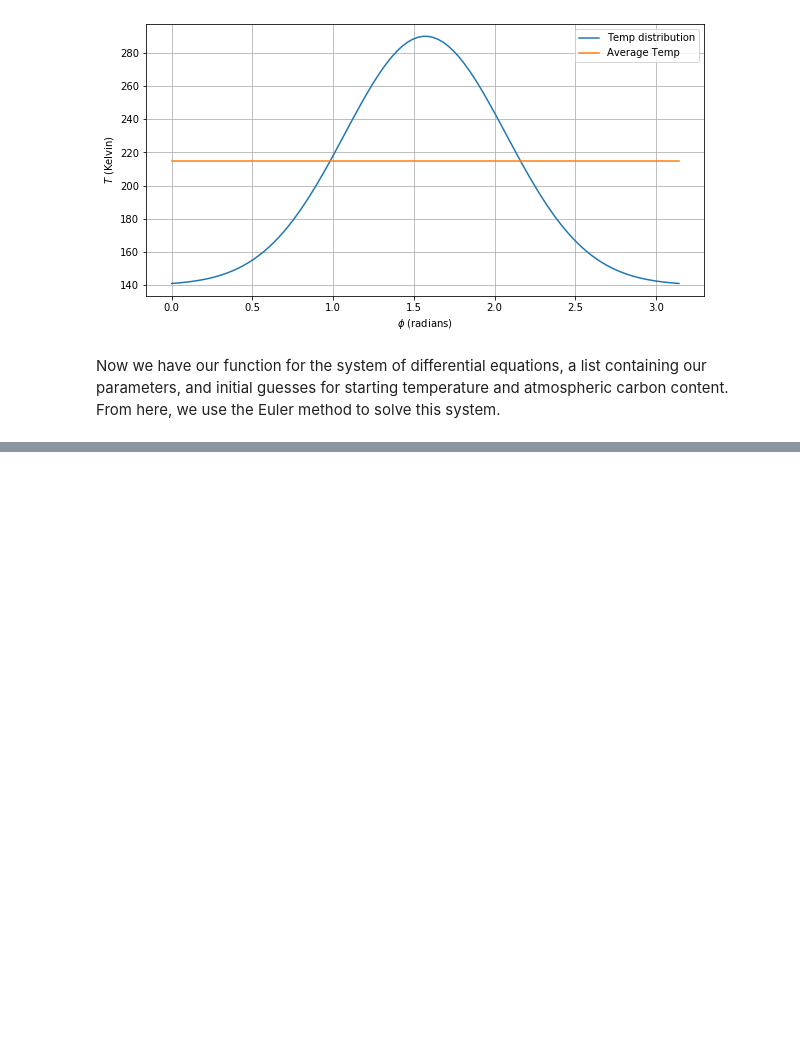
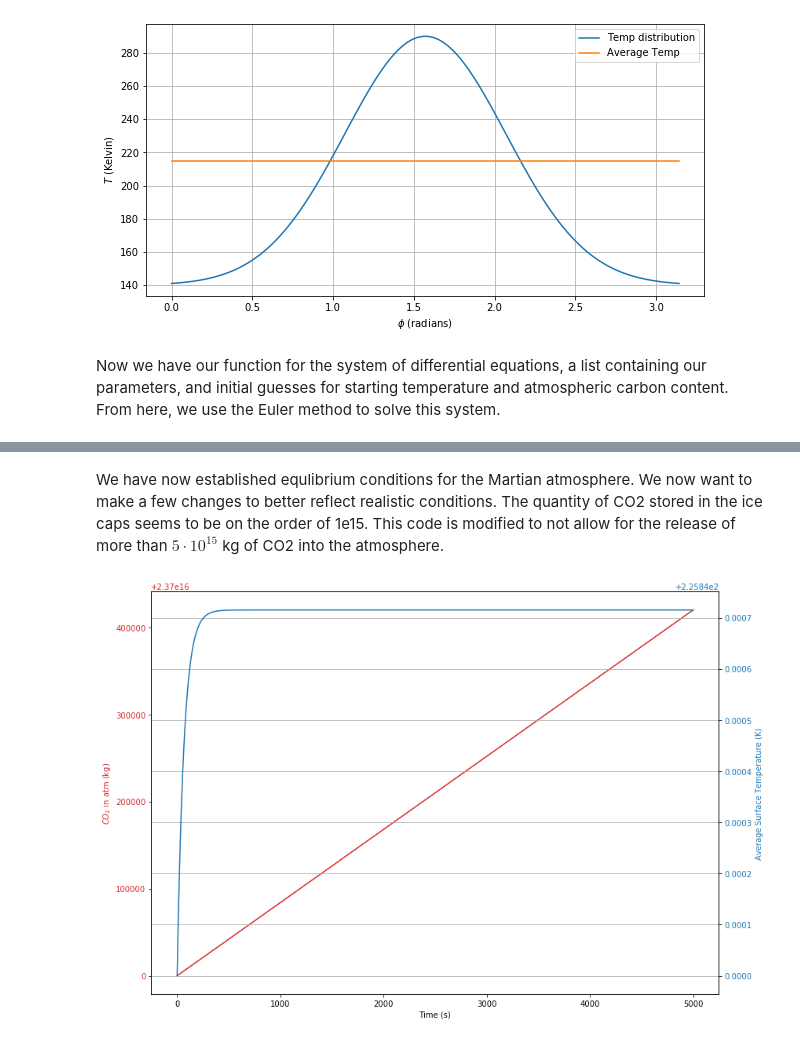
Before and after one commit to morganwb/Mars_Thermal_Project, a Jupyter notebook: Thermal_Notebook.ipynb, the cells around one changed output, grey strips where cells are left out. Cells and saved outputs as stored; diff of their text form; code cells hidden in the pictures; blank space fills up the shorter version.

```diff
--- a/Thermal_Notebook.ipynb
+++ b/Thermal_Notebook.ipynb
@@ -147,0 +152,49 @@ plt.show()
+# %% [markdown]
+We have now established equlibrium conditions for the Martian atmosphere. We now want to make a few changes to better reflect realistic conditions. The quantity of CO2 stored in the ice caps seems to be on the order of 1e15. This code is modified to not allow for the release of more than $5 \cdot 10^{15}$ kg of CO2 into the atmosphere.
+# %%
+C_icecaps = 5e15
+SB_constant = 5.67e-8
+solar_constant = 589
+G = 1
+A = 20
+beta = 100
+T_0 = 225.84
+C_0 = 2.37e16
+t = 0.0
+dt = 1.0
+C = C_0
+T = T_0
+C_list = []
+T_list = []
+for i in range(5000):
+    C_list.append(C)
+    T_list.append(T)
+    dT = (solar_constant + G + (A*np.log(C/C_0)) - 4*(SB_constant*(T**4)))/700
+
+    # limits the total amount of CO2 that may be added to the atmosphere
+    if C_icecaps > 0:
+        dC = ((T-85) - 140)*beta
+        C_icecaps = C_icecaps - dC
+    else:
+        dC = 0
+    C = C + dC*dt
+    T = T + dT*dt
+    t = t + dt
+x_values = np.linspace(1,len(C_list),len(C_list))
+plt.rcParams["figure.figsize"] = (12,8)
+fig, ax1 = plt.subplots()
+color = 'tab:red'
+ax1.set_xlabel('Time (s)')
+ax1.set_ylabel('$CO_2$ in atm (kg)', color=color)
+ax1.plot(x_values, C_list, color=color)
+ax1.tick_params(axis='y', labelcolor=color)
+ax2 = ax1.twinx()
+color = 'tab:blue'
+ax2.set_ylabel('Average Surface Temperature (K)', color=color)
+ax2.plot(x_values, T_list, color=color)
+ax2.tick_params(axis='y', labelcolor=color)
+fig.tight_layout()
+plt.grid()
+plt.show()
+# %% [output]
+[figure, added]
```
Also changed, not shown: parts of 3 cells of this notebook.
